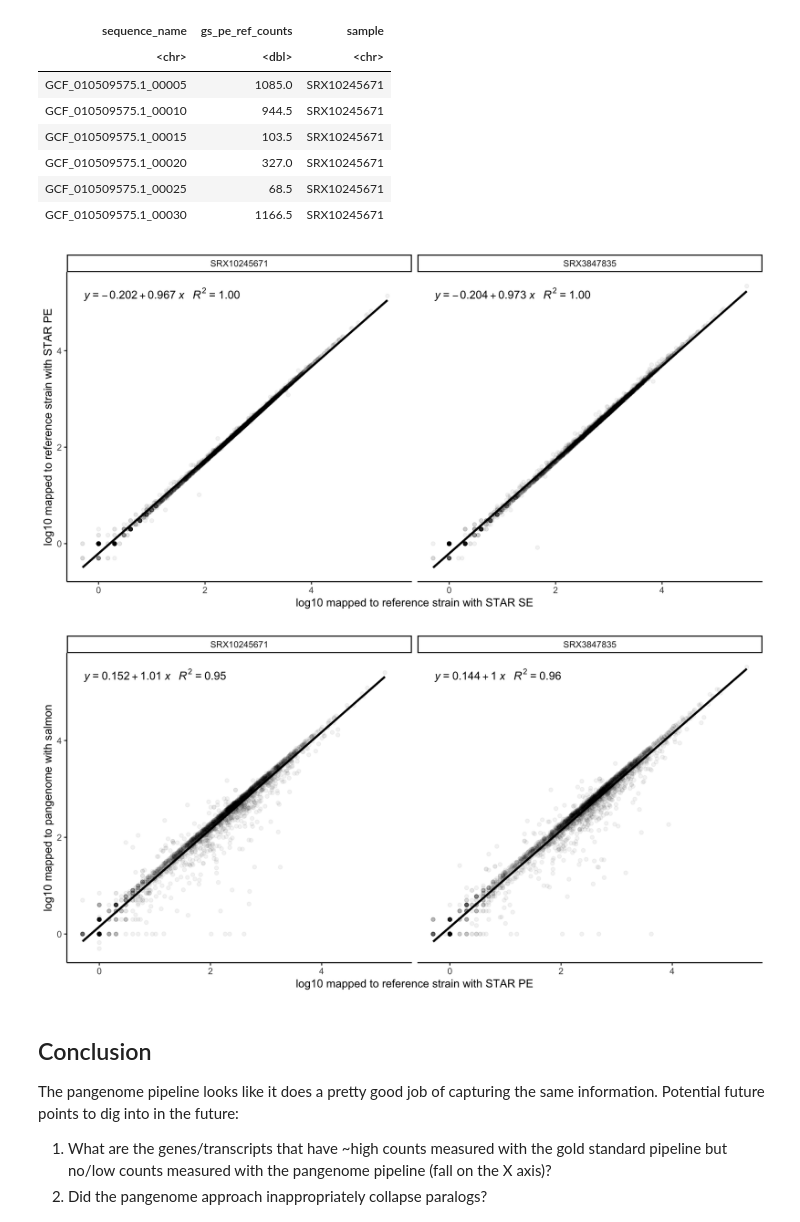
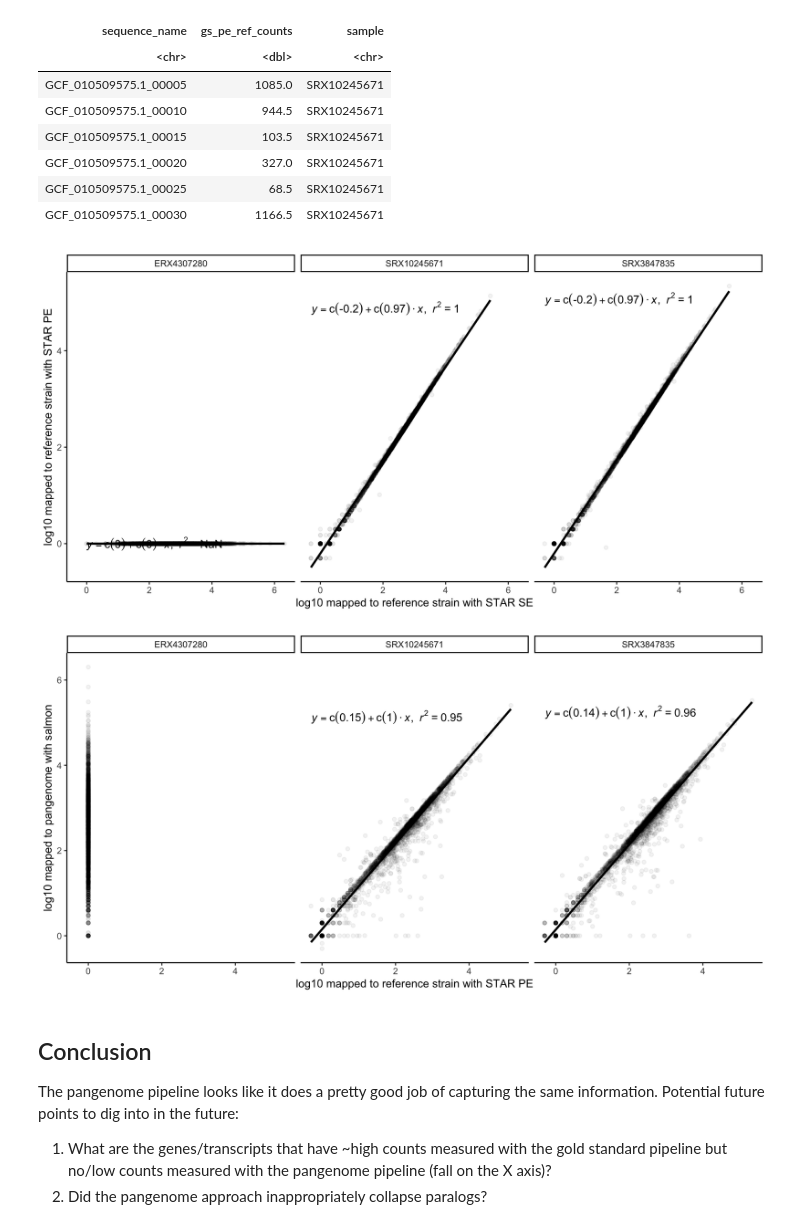
Before and after one commit to greenelab/2022-microberna, a Jupyter notebook: notebooks/20220201_benchmark_salmon_vs_star_one_reference.ipynb, the cells around one changed output. Drawn from its saved outputs; the diff is of its cells as text; code cells hidden in the pictures.

```diff
--- a/notebooks/20220201_benchmark_salmon_vs_star_one_reference.ipynb
+++ b/notebooks/20220201_benchmark_salmon_vs_star_one_reference.ipynb
@@ -28,18 +26,3 @@ options(repr.plot.width = 10, repr.plot.height = 5, repr.plot.res = 200)
-# %%
-read_cdhit_clstr <- function(filepath) {
-  clstr <- read.table(filepath, sep = "\t", comment.char = "", quote = "", fill = T, stringsAsFactors = F, col.names = c("col1", "col2")) %>%
-    separate(col1, into = c("sequence_num_in_cluster", "cluster"), sep = " ", fill = "right") %>%
-    fill(cluster) %>%
-    filter(!grepl(">", sequence_num_in_cluster)) %>%
-    separate(col2, into = c("sequence_length", "col2"), sep = "nt, >") %>%
-    extract(col2, into = c("sequence_name", "representative_sequence", "col2"), regex = "(.*?)[.]{3} ([*]|at) ?(.*)") %>%
-    mutate(representative_sequence = representative_sequence == "*", col2 = ifelse(representative_sequence, "100%", col2)) %>%
-    group_by(cluster) %>%
-    mutate(representative = sequence_name[which(representative_sequence)]) %>%
-    separate(col2, into = c("strand", "p_identity"), sep = "/", fill = "left", convert = T) %>%
-    mutate(p_identity = sub("%", "", p_identity) %>% as.numeric)
-  return(clstr)
-}
 # %% [markdown]
 ### make annotation map between pangenome and reference seq
 # %%
@@ -69,7 +52,7 @@ salmon <- Sys.glob("outputs/rnaseq_salmon/s__Faecalibacterium_prausnitzii_C/*_qu
   select(sequence_name, salmon_counts, sample)
 
 
-counts <- left_join(gs_se_ref_counts, salmon, by = c("sequence_name", "sample")) %>%
+counts <- full_join(gs_se_ref_counts, salmon, by = c("sequence_name", "sample")) %>%
   mutate(log10_salmon_counts = log10(salmon_counts),
          log10_salmon_counts = ifelse(!is.finite(log10_salmon_counts), 0, log10_salmon_counts),
          log10_gs_se_ref_counts = log10(gs_se_ref_counts),
@@ -149,7 +130,7 @@ A tibble: 6 × 3
 | GCF_010509575.1_00025 | 68.5 | SRX10245671 |
 | GCF_010509575.1_00030 | 1166.5 | SRX10245671 |
 # %%
-counts2 <- left_join(gs_pe_ref_counts, counts, by = c("sequence_name", "sample")) %>%
+counts2 <- full_join(gs_pe_ref_counts, counts, by = c("sequence_name", "sample")) %>%
   mutate(log10_gs_pe_ref_counts = log10(gs_pe_ref_counts),
          log10_gs_pe_ref_counts = ifelse(!is.finite(log10_gs_pe_ref_counts), 0, log10_gs_pe_ref_counts))
 # %%
@@ -159,25 +140,21 @@ ggplot(counts2, aes(x = log10_gs_se_ref_counts, y = log10_gs_pe_ref_counts, labe
   labs(x = "log10 mapped to reference strain with STAR SE",
        y = "log10 mapped to reference strain with STAR PE") +
   geom_smooth(method = "lm", se=FALSE, color="black", formula = y ~ x) +
-  stat_poly_eq(formula = y ~ x,
-               aes(label = paste(..eq.label.., ..rr.label.., sep = "~~~")),
-               parse = TRUE) +
+  stat_smooth_func(geom = 'text', method = 'lm', hjust = 0, parse = T) +
   facet_wrap(~sample)
 # %% [output]
-[figure, old version]
+[figure, new version]
 # %%
 ggplot(counts2, aes(x = log10_gs_pe_ref_counts, y = log10_salmon_counts, label = sequence_name))  +
   geom_point(alpha = .05) +
   theme_classic() +
   labs(x = "log10 mapped to reference strain with STAR PE",
        y = "log10 mapped to pangenome with salmon") +
   geom_smooth(method = "lm", se=FALSE, color="black", formula = y ~ x) +
-  stat_poly_eq(formula = y ~ x,
-               aes(label = paste(..eq.label.., ..rr.label.., sep = "~~~")),
-               parse = TRUE) +
+  stat_smooth_func(geom = 'text', method = 'lm', hjust = 0, parse = T) +
   facet_wrap(~sample)
 # %% [output]
-[figure, old version]
+[figure, new version]
 # %% [markdown]
 ## Conclusion
 
```
Also changed, not shown: parts of 4 cells of this notebook.
